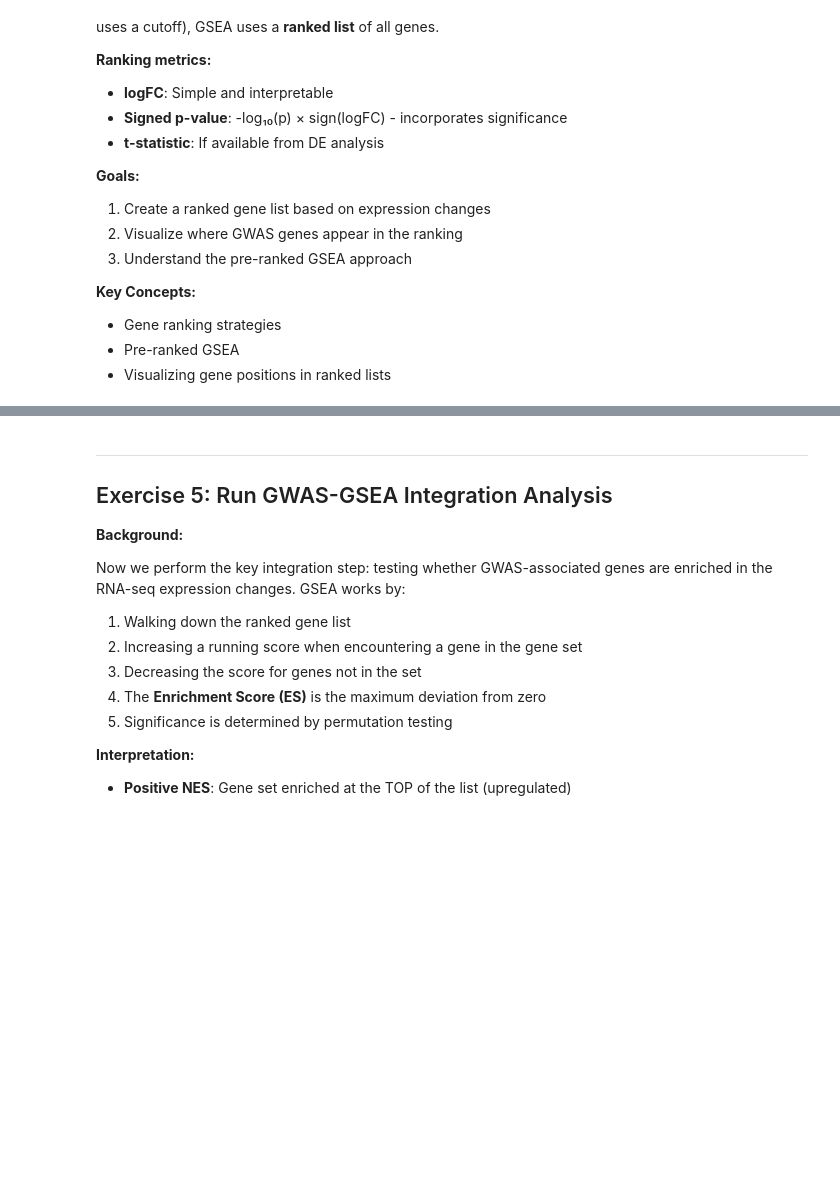
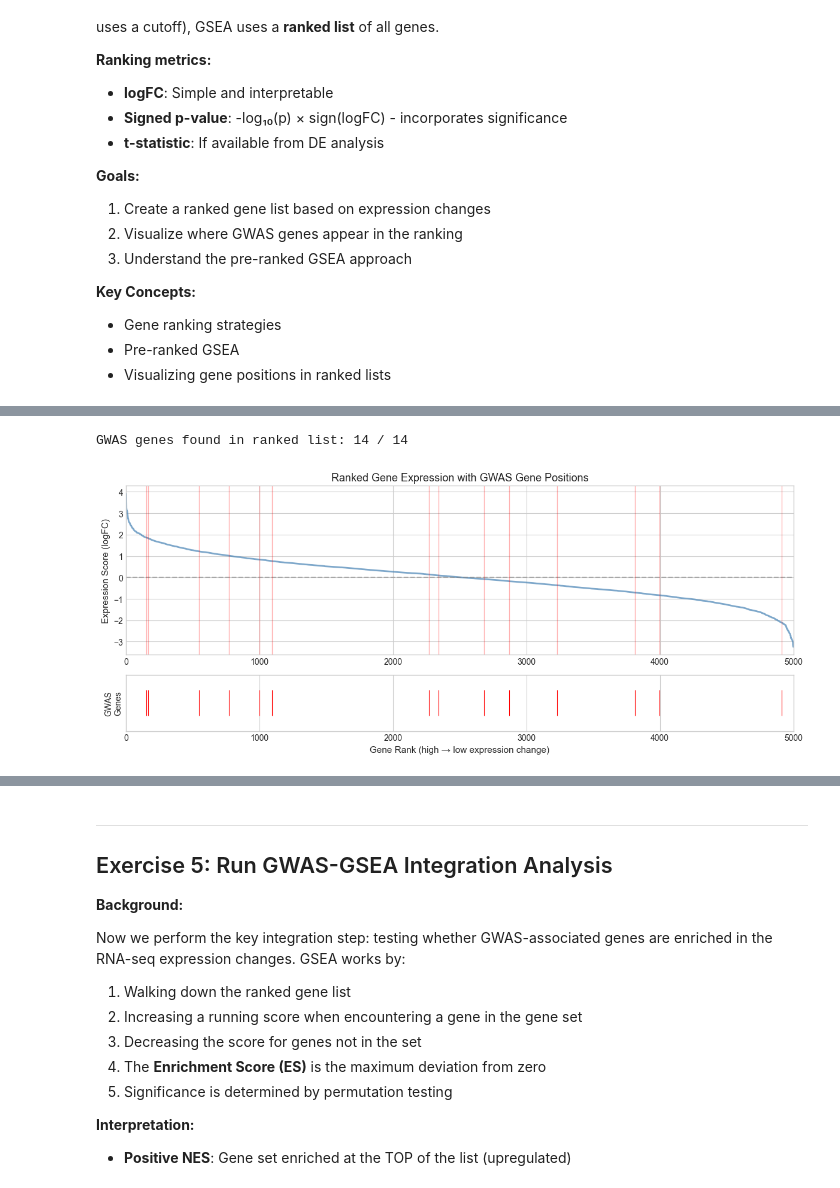
Before and after one commit to jswistak/bioinformatics_mini_2025, a Jupyter notebook: notebooks/labs/11-transcriptomics-results.ipynb, the cells around one changed output, grey strips where cells are left out. Drawn from its saved outputs; the diff is of its cells as text; code cells hidden in the pictures; blank space fills up the shorter version.

```diff
--- a/notebooks/labs/11-transcriptomics-results.ipynb
+++ b/notebooks/labs/11-transcriptomics-results.ipynb
@@ -639,35 +742,38 @@ def plot_gwas_gene_ranking(ranked_genes: pd.Series, gwas_genes: Set[str]):
 
     print(f"GWAS genes found in ranked list: {len(positions)} / {len(gwas_genes)}")
 
     fig, axes = plt.subplots(2, 1, figsize=(12, 5),
                              gridspec_kw={'height_ratios': [3, 1]})
 
     # Top plot: ranked scores
     ax1 = axes[0]
     ax1.plot(range(len(ranked_genes)), ranked_genes.values,
-             color='steelblue', alpha=0.7, linewidth=0.5)
+             color='steelblue', alpha=0.7, linewidth=2)
     ax1.axhline(0, color='gray', linestyle='--', alpha=0.5)
     ax1.set_ylabel('Expression Score (logFC)', fontsize=11)
     ax1.set_title('Ranked Gene Expression with GWAS Gene Positions', fontsize=13)
     ax1.set_xlim(0, len(ranked_genes))
 
     # Highlight GWAS genes
     for pos in positions:
-        ax1.axvline(pos, color='red', alpha=0.3, linewidth=0.5)
+        ax1.axvline(pos, color='red', alpha=0.3, linewidth=1)
 
     # Bottom plot: barcode
     ax2 = axes[1]
     ax2.eventplot(positions, orientation='horizontal', colors='red', linewidths=0.8)
     ax2.set_xlabel('Gene Rank (high → low expression change)', fontsize=11)
     ax2.set_yticks([])
     ax2.set_xlim(0, len(ranked_genes))
     ax2.set_ylabel('GWAS\nGenes', fontsize=10)
 
     plt.tight_layout()
     plt.show()
 
 # Visualize GWAS gene positions
 plot_gwas_gene_ranking(ranked_genes, gwas_genes)
+# %% [output]
+GWAS genes found in ranked list: 14 / 14
+[figure, added]
 # %%
 def interactive_gwas_ranking_plot(ranked_genes: pd.Series, gwas_genes: Set[str]):
     """
```
Also changed, not shown: parts of 14 cells of this notebook.
